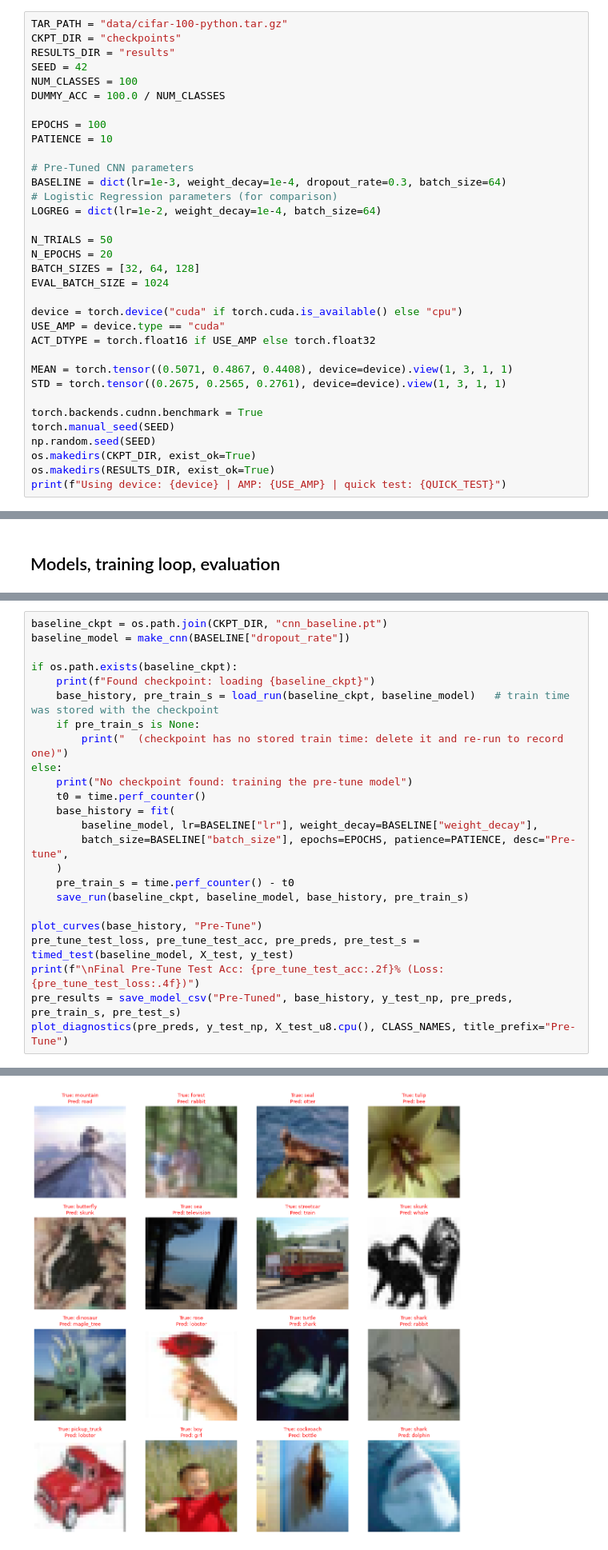
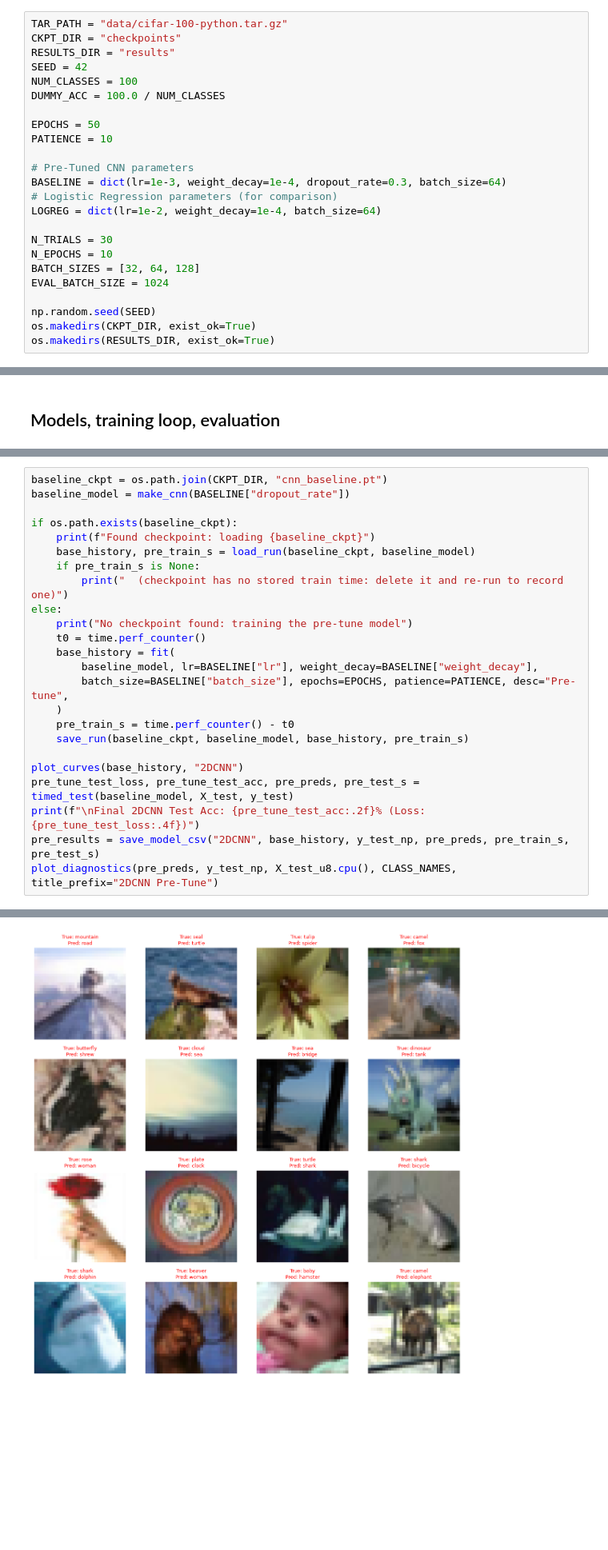
Before and after one commit to nathan12-12/DNN-Midterm, a Jupyter notebook: pytorch_2DCNN_CIFAR100_complete.ipynb, the cells around one changed output, grey strips where cells are left out. Shown at 80% size. Cells and saved outputs as stored; diff of their text form; blank space fills up the shorter version.

```diff
--- a/pytorch_2DCNN_CIFAR100_complete.ipynb
+++ b/pytorch_2DCNN_CIFAR100_complete.ipynb
@@ -26,7 +26,7 @@ SEED = 42
 NUM_CLASSES = 100
 DUMMY_ACC = 100.0 / NUM_CLASSES
 
-EPOCHS = 100
+EPOCHS = 50
 PATIENCE = 10
 
 # Pre-Tuned CNN parameters
@@ -34,21 +34,11 @@ BASELINE = dict(lr=1e-3, weight_decay=1e-4, dropout_rate=0.3, batch_size=64)
 # Logistic Regression parameters (for comparison)
 LOGREG = dict(lr=1e-2, weight_decay=1e-4, batch_size=64)
 
-N_TRIALS = 50
-N_EPOCHS = 20
+N_TRIALS = 30
+N_EPOCHS = 10
 BATCH_SIZES = [32, 64, 128]
 EVAL_BATCH_SIZE = 1024
 
-device = torch.device("cuda" if torch.cuda.is_available() else "cpu")
-USE_AMP = device.type == "cuda"
-ACT_DTYPE = torch.float16 if USE_AMP else torch.float32
-
-MEAN = torch.tensor((0.5071, 0.4867, 0.4408), device=device).view(1, 3, 1, 1)
-STD = torch.tensor((0.2675, 0.2565, 0.2761), device=device).view(1, 3, 1, 1)
-
-torch.backends.cudnn.benchmark = True
-torch.manual_seed(SEED)
 np.random.seed(SEED)
 os.makedirs(CKPT_DIR, exist_ok=True)
 os.makedirs(RESULTS_DIR, exist_ok=True)
-print(f"Using device: {device} | AMP: {USE_AMP} | quick test: {QUICK_TEST}")
@@ -484,7 +240,7 @@ baseline_model = make_cnn(BASELINE["dropout_rate"])
 
 if os.path.exists(baseline_ckpt):
     print(f"Found checkpoint: loading {baseline_ckpt}")
-    base_history, pre_train_s = load_run(baseline_ckpt, baseline_model)   # train time was stored with the checkpoint
+    base_history, pre_train_s = load_run(baseline_ckpt, baseline_model)
     if pre_train_s is None:
         print("  (checkpoint has no stored train time: delete it and re-run to record one)")
 else:
@@ -497,9 +253,9 @@ else:
     pre_train_s = time.perf_counter() - t0
     save_run(baseline_ckpt, baseline_model, base_history, pre_train_s)
 
-plot_curves(base_history, "Pre-Tune")
+plot_curves(base_history, "2DCNN")
 pre_tune_test_loss, pre_tune_test_acc, pre_preds, pre_test_s = timed_test(baseline_model, X_test, y_test)
-print(f"\nFinal Pre-Tune Test Acc: {pre_tune_test_acc:.2f}% (Loss: {pre_tune_test_loss:.4f})")
-pre_results = save_model_csv("Pre-Tuned", base_history, y_test_np, pre_preds, pre_train_s, pre_test_s)
-plot_diagnostics(pre_preds, y_test_np, X_test_u8.cpu(), CLASS_NAMES, title_prefix="Pre-Tune")
+print(f"\nFinal 2DCNN Test Acc: {pre_tune_test_acc:.2f}% (Loss: {pre_tune_test_loss:.4f})")
+pre_results = save_model_csv("2DCNN", base_history, y_test_np, pre_preds, pre_train_s, pre_test_s)
+plot_diagnostics(pre_preds, y_test_np, X_test_u8.cpu(), CLASS_NAMES, title_prefix="2DCNN Pre-Tune")
 # %% [output]
@@ -513,4 +268,4 @@ Pre-Tune Total Misclassified Samples: 3980 / 10000
-[figure, old version]
+[figure, new version]
 # %% [markdown]
 ## Logistic-regression baseline
 # %%
```
Also changed, not shown: parts of 20 cells of this notebook, 39 other files.
